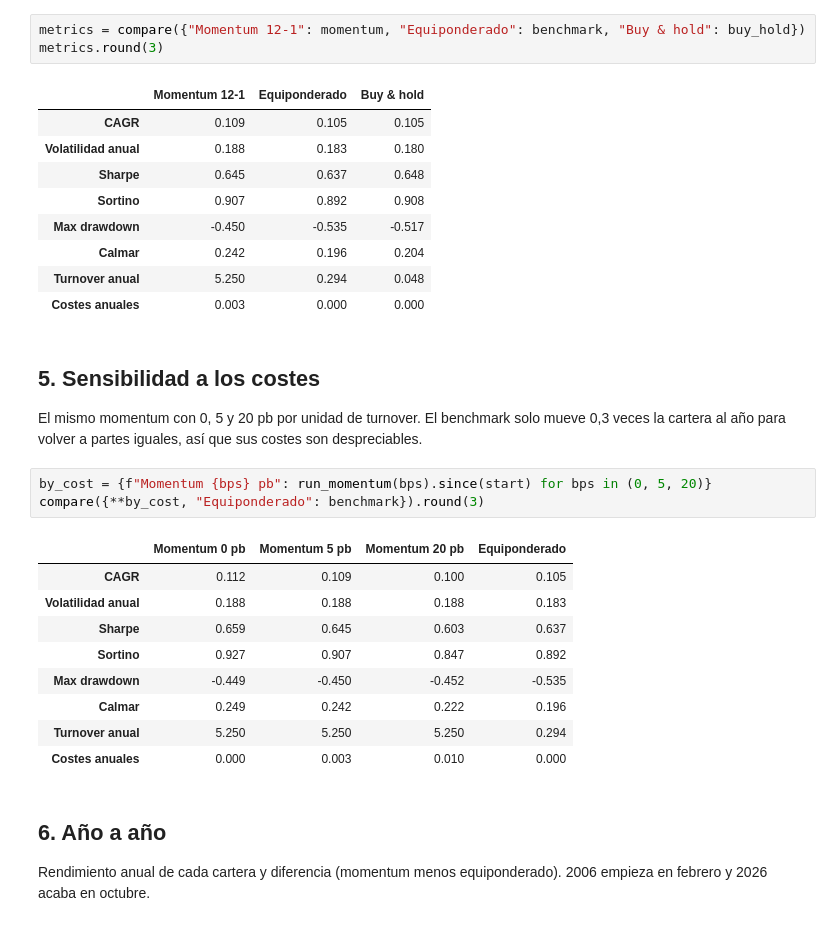
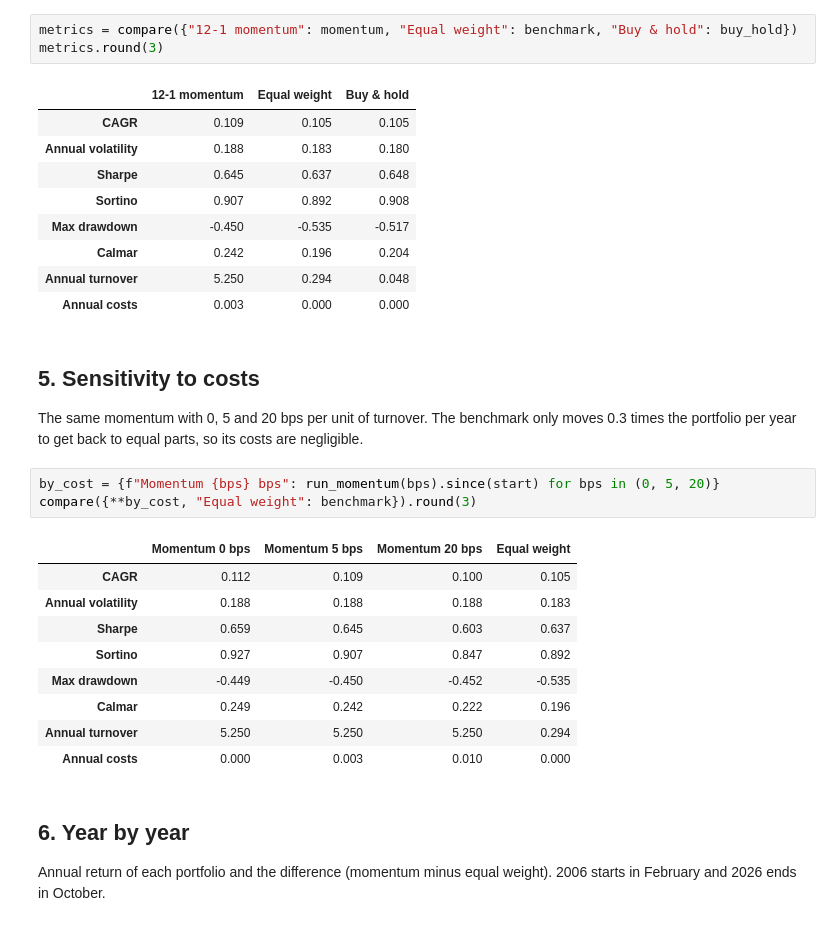
Before and after one commit to paablomorillo/quant-backtester, a Jupyter notebook: notebooks/01_sector_momentum.ipynb, the cells around one changed output. Drawn from its saved outputs; the diff is of its cells as text.

```diff
--- a/notebooks/01_sector_momentum.ipynb
+++ b/notebooks/01_sector_momentum.ipynb
@@ -107,37 +107,37 @@ plt.show()
 # %%
-metrics = compare({"Momentum 12-1": momentum, "Equiponderado": benchmark, "Buy & hold": buy_hold})
+metrics = compare({"12-1 momentum": momentum, "Equal weight": benchmark, "Buy & hold": buy_hold})
 metrics.round(3)
 # %% [output]
-|  | Momentum 12-1 | Equiponderado | Buy & hold |
+|  | 12-1 momentum | Equal weight | Buy & hold |
 | CAGR | 0.109 | 0.105 | 0.105 |
-| Volatilidad anual | 0.188 | 0.183 | 0.180 |
+| Annual volatility | 0.188 | 0.183 | 0.180 |
 | Sharpe | 0.645 | 0.637 | 0.648 |
 | Sortino | 0.907 | 0.892 | 0.908 |
 | Max drawdown | -0.450 | -0.535 | -0.517 |
 | Calmar | 0.242 | 0.196 | 0.204 |
-| Turnover anual | 5.250 | 0.294 | 0.048 |
-| Costes anuales | 0.003 | 0.000 | 0.000 |
+| Annual turnover | 5.250 | 0.294 | 0.048 |
+| Annual costs | 0.003 | 0.000 | 0.000 |
 # %% [markdown]
-## 5. Sensibilidad a los costes
+## 5. Sensitivity to costs
 
-El mismo momentum con 0, 5 y 20 pb por unidad de turnover. El benchmark solo mueve 0,3 veces la cartera al año para volver a partes iguales, así que sus costes son despreciables.
+The same momentum with 0, 5 and 20 bps per unit of turnover. The benchmark only moves 0.3 times the portfolio per year to get back to equal parts, so its costs are negligible.
 # %%
-by_cost = {f"Momentum {bps} pb": run_momentum(bps).since(start) for bps in (0, 5, 20)}
-compare({**by_cost, "Equiponderado": benchmark}).round(3)
+by_cost = {f"Momentum {bps} bps": run_momentum(bps).since(start) for bps in (0, 5, 20)}
+compare({**by_cost, "Equal weight": benchmark}).round(3)
 # %% [output]
-|  | Momentum 0 pb | Momentum 5 pb | Momentum 20 pb | Equiponderado |
+|  | Momentum 0 bps | Momentum 5 bps | Momentum 20 bps | Equal weight |
 | CAGR | 0.112 | 0.109 | 0.100 | 0.105 |
-| Volatilidad anual | 0.188 | 0.188 | 0.188 | 0.183 |
+| Annual volatility | 0.188 | 0.188 | 0.188 | 0.183 |
 | Sharpe | 0.659 | 0.645 | 0.603 | 0.637 |
 | Sortino | 0.927 | 0.907 | 0.847 | 0.892 |
 | Max drawdown | -0.449 | -0.450 | -0.452 | -0.535 |
 | Calmar | 0.249 | 0.242 | 0.222 | 0.196 |
-| Turnover anual | 5.250 | 5.250 | 5.250 | 0.294 |
-| Costes anuales | 0.000 | 0.003 | 0.010 | 0.000 |
+| Annual turnover | 5.250 | 5.250 | 5.250 | 0.294 |
+| Annual costs | 0.000 | 0.003 | 0.010 | 0.000 |
 # %% [markdown]
-## 6. Año a año
+## 6. Year by year
 
-Rendimiento anual de cada cartera y diferencia (momentum menos equiponderado). 2006 empieza en febrero y 2026 acaba en octubre.
+Annual return of each portfolio and the difference (momentum minus equal weight). 2006 starts in February and 2026 ends in October.
 # %%
 def yearly(result):
     return (1 + result.returns).groupby(result.returns.index.year).prod() - 1
```
Also changed, not shown: parts of 12 cells of this notebook, 1 other file.
